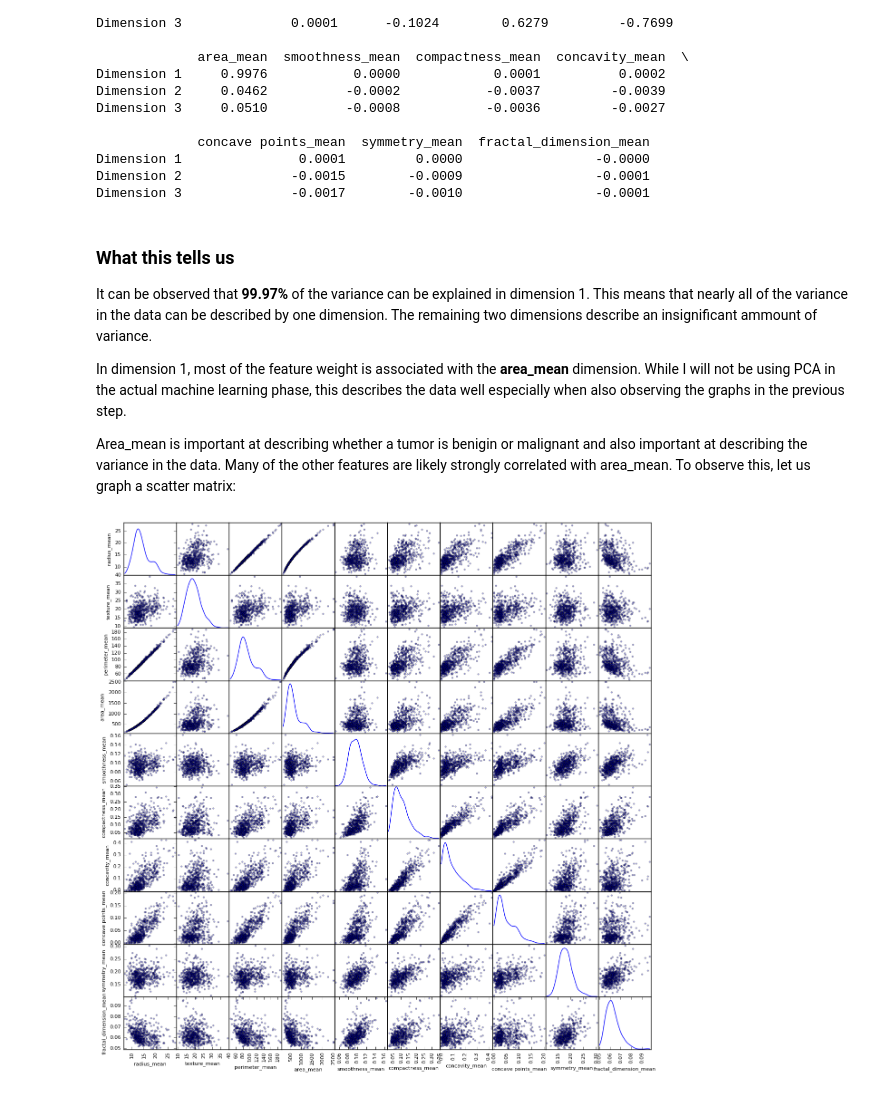
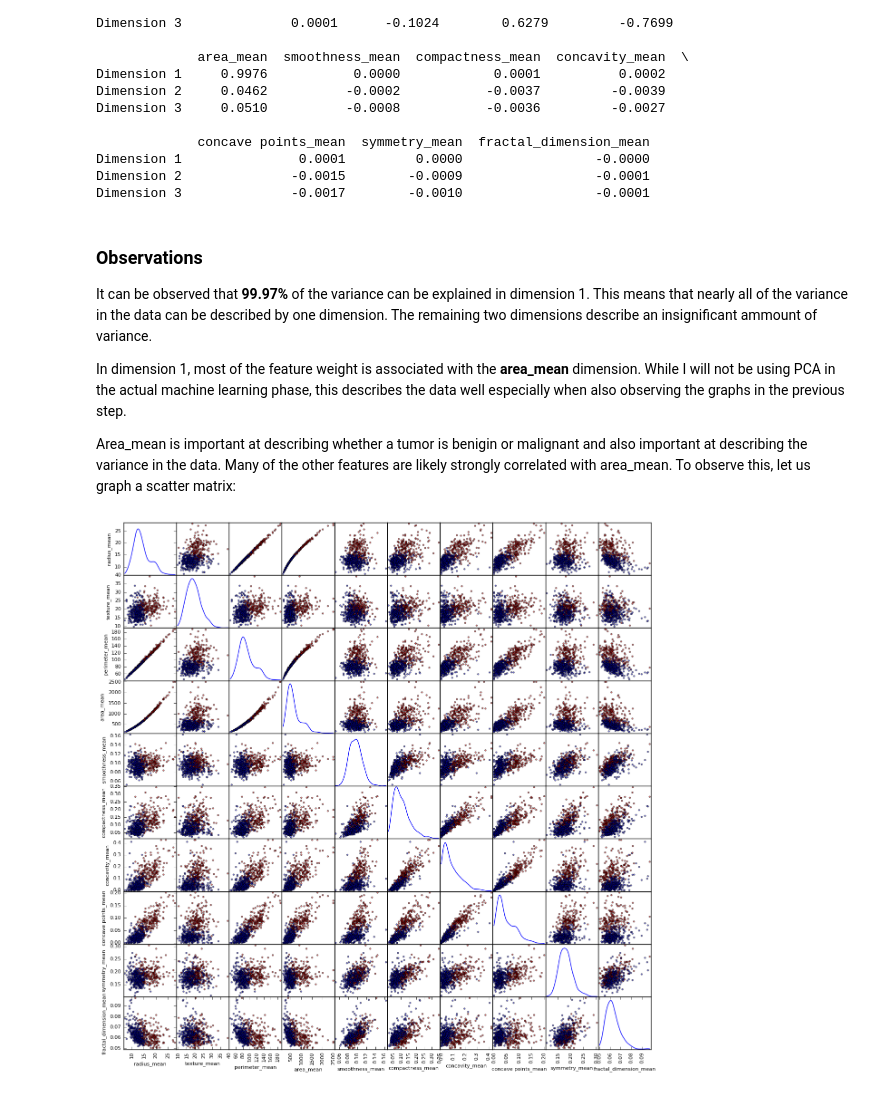
Before and after one commit to j-crowe/Breast-Cancer-Diagnostic, a Jupyter notebook: diagnosis.ipynb, the cells around one changed output. Saved outputs shown, nothing was run; the diff lists cells and outputs as text; code cells hidden in the pictures.

Commit message:
more visualization changes

```diff
--- a/diagnosis.ipynb
+++ b/diagnosis.ipynb
@@ -115,7 +115,7 @@ Dimension 1               0.0001         0.0000                 -0.0000
 Dimension 2              -0.0015        -0.0009                 -0.0001
 Dimension 3              -0.0017        -0.0010                 -0.0001
 # %% [markdown]
-### What this tells us
+### Observations
 
 It can be observed that **99.97%** of the variance can be explained in dimension 1. This means that nearly all of the variance in the data can be described by one dimension. The remaining two dimensions describe an insignificant ammount of variance.
 
@@ -123,7 +123,8 @@ In dimension 1, most of the feature weight is associated with the **area_mean**
 
 Area_mean is important at describing whether a tumor is benigin or malignant and also important at describing the variance in the data. Many of the other features are likely strongly correlated with area_mean. To observe this, let us graph a scatter matrix:
 # %%
-pd.scatter_matrix(observables, alpha = 0.3, figsize = (15, 15), diagonal = 'kde');
-# plt.tight_layout()
+color_wheel = {0: "blue", 1: "red"}
+colors = df["diagnosis"].map(lambda x: color_wheel.get(x))
+pd.scatter_matrix(observables, c=colors, alpha = 0.5, figsize = (15, 15), diagonal = 'kde');
 # %% [output]
-[figure, old version]
+[figure, new version]
```
Also changed, not shown: parts of 2 cells of this notebook.
